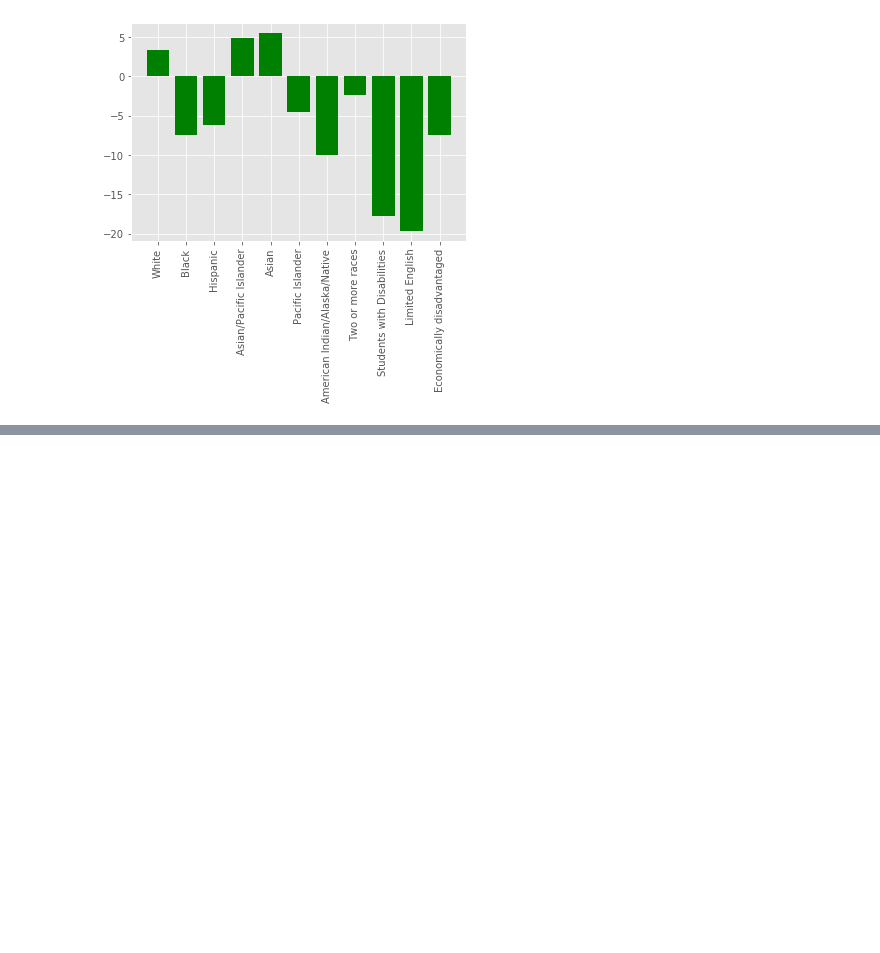
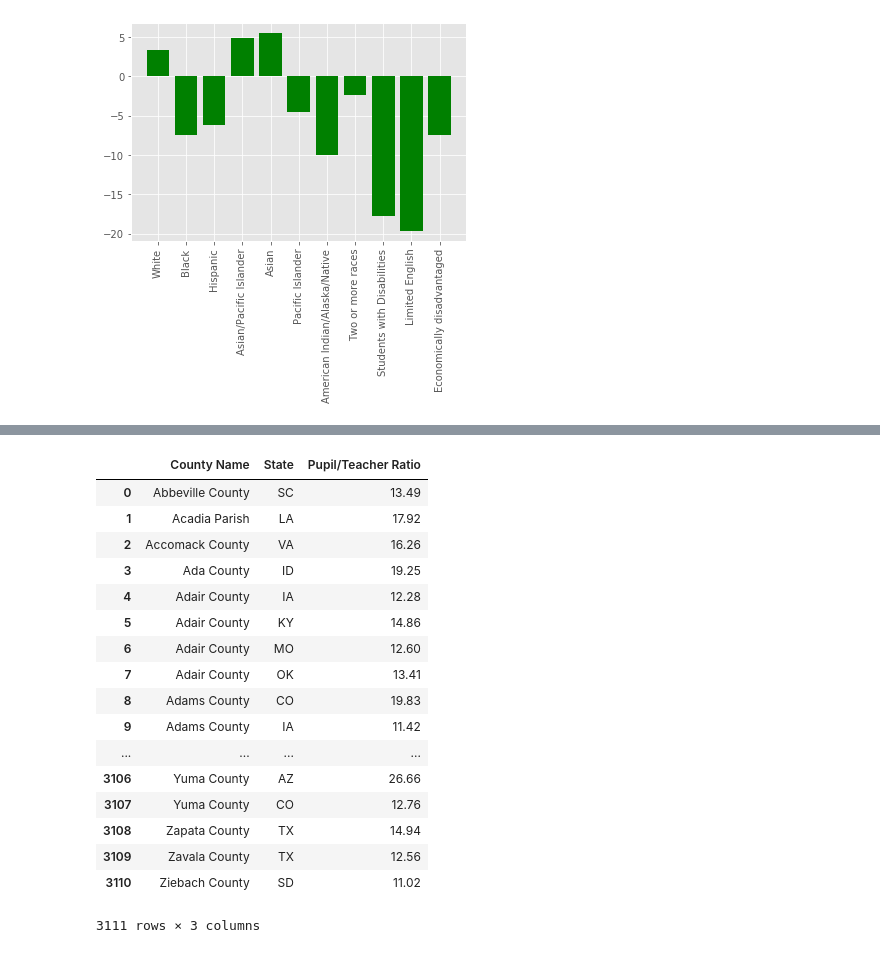
Before and after one commit to tara-jawahar/pds_final_project, a Jupyter notebook: final_project.ipynb, the cells around one changed output, grey strips where cells are left out. Cells and saved outputs as stored; diff of their text form; code cells hidden in the pictures; blank space fills up the shorter version.

```diff
--- a/final_project.ipynb
+++ b/final_project.ipynb
@@ -313,0 +322,31 @@ plt.xticks(rotation=90)
+# %%
+ratio = pd.DataFrame([],columns = ['County Name', 'State', 'Pupil/Teacher Ratio'])
+counties, states, ratios = [],[], []
+for i in range(len(df1_n)):
+    if df1_n['Pupil/Teacher Ratio [Public School] 2016-17'][i] != '†':
+        counties += [df1_n['County Name'][i][:-5]]
+        states += [df1_n['County Name'][i][-4:].strip()]
+        ratios += [float(df1_n['Pupil/Teacher Ratio [Public School] 2016-17'][i])]
+ratio['County Name'] = counties
+ratio['State'] = states
+ratio['Pupil/Teacher Ratio'] = ratios
+ratio
+# %% [output]
+|  | County Name | State | Pupil/Teacher Ratio |
+| 0 | Abbeville County | SC | 13.49 |
+| 1 | Acadia Parish | LA | 17.92 |
+| 2 | Accomack County | VA | 16.26 |
+| 3 | Ada County | ID | 19.25 |
+| 4 | Adair County | IA | 12.28 |
+| 5 | Adair County | KY | 14.86 |
+| 6 | Adair County | MO | 12.60 |
+| 7 | Adair County | OK | 13.41 |
+| 8 | Adams County | CO | 19.83 |
+| 9 | Adams County | IA | 11.42 |
+| ... | ... | ... | ... |
+| 3106 | Yuma County | AZ | 26.66 |
+| 3107 | Yuma County | CO | 12.76 |
+| 3108 | Zapata County | TX | 14.94 |
+| 3109 | Zavala County | TX | 12.56 |
+| 3110 | Ziebach County | SD | 11.02 |
+3111 rows × 3 columns
```
Also changed, not shown: parts of 9 cells of this notebook, 3 other files.
